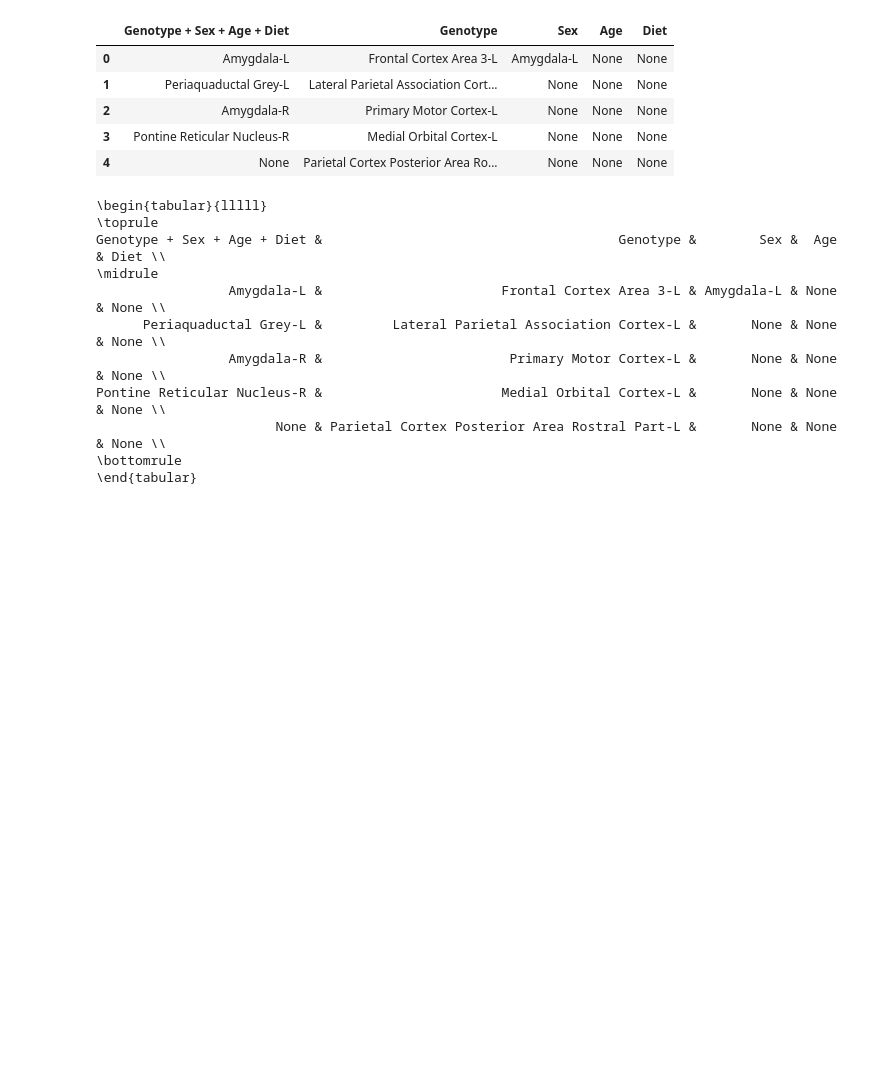
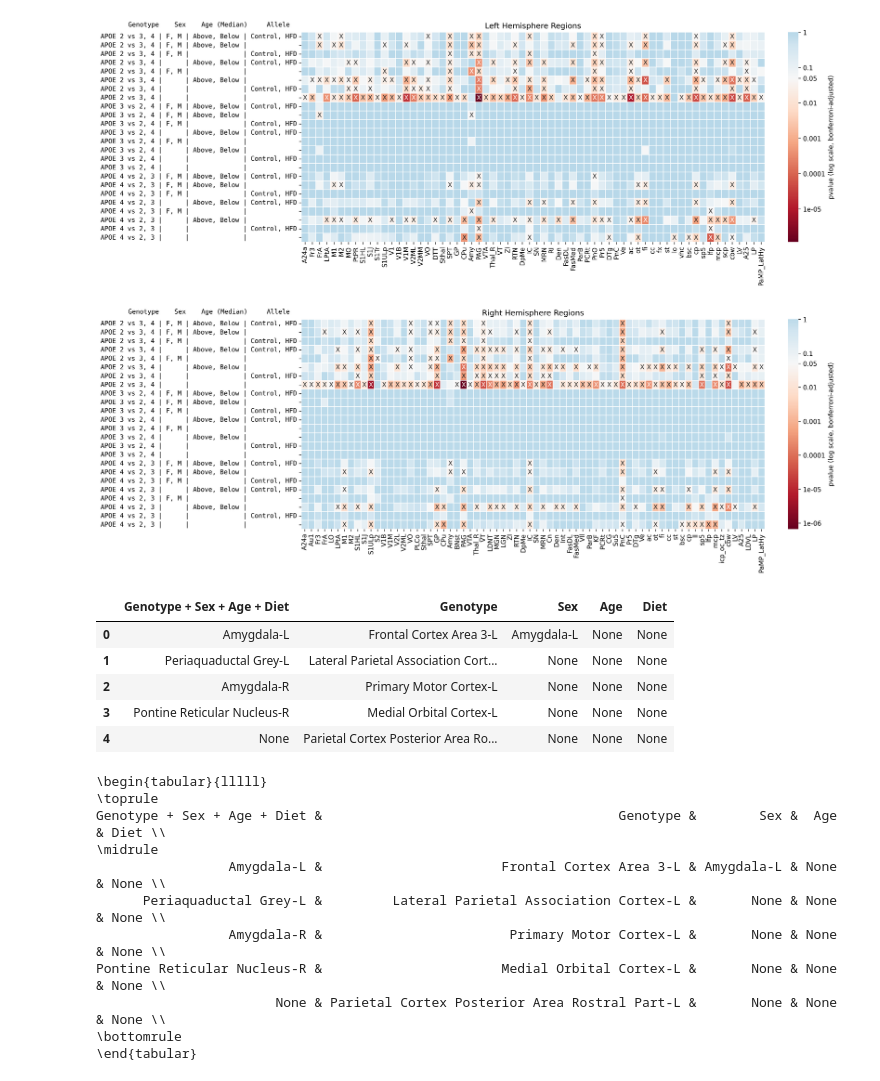
Before and after one commit to neurodata/alzheimers-mouse, a Jupyter notebook: docs/analysis-diet.ipynb, the cells around one changed output. Saved outputs shown, nothing was run; the diff lists cells and outputs as text; code cells hidden in the pictures; blank space fills up the shorter version.

```diff
--- a/docs/analysis-diet.ipynb
+++ b/docs/analysis-diet.ipynb
@@ -691,3 +426,92 @@ fig.savefig(
+# %%
+# rows_to_choose = np.arange(15)
+rows_to_choose = np.arange(24)
+
+pairwise_idx = df.loc[:, ["APOE34", "APOE24", "APOE23"]].any(axis=1).values
+tmp = pvalues.iloc[pairwise_idx].iloc[rows_to_choose]
+
+# resort
+resort_idx = np.arange(len(tmp))
+resort_idx = np.concatenate([resort_idx[::3], resort_idx[1::3], resort_idx[2::3]])
+tmp = tmp.iloc[resort_idx]
+
+nodes_to_choose = ((tmp <= 0.05).sum() >= 1).values
+# pvalues.columns = node_labels["Abbreviation"].values
+# pvalues = pvalues[sorted(pvalues.columns)]
+
+left_idx = nodes_to_choose & left_nodes
+right_idx = nodes_to_choose & right_nodes
+
+fig = plt.figure(layout="constrained", figsize=(16, 12), dpi=300)
+subfigs = fig.subfigures(2, 1, hspace=0.07)
+
+left_axes = subfigs[0].subplots(1, 1)
+right_axes = subfigs[1].subplots(1, 1)
+
+cbar_ticks = [
+    0.000000001,
+    0.00000001,
+    0.0000001,
+    0.000001,
+    0.00001,
+    0.0001,
+    0.001,
+    0.01,
+    0.05,
+    0.1,
+    1,
+]
+
+for ax, nodes_to_choose, title in zip(
+    [left_axes, right_axes],
+    [left_idx, right_idx],
+    ["Left Hemisphere Regions", "Right Hemisphere Regions"],
+):
+    sns.heatmap(
+        tmp.transform("log10").iloc[rows_to_choose, nodes_to_choose],
+        ax=ax,
+        annot=mask[pairwise_idx][:, nodes_to_choose][rows_to_choose, :][resort_idx],
+        fmt="",
+        square=False,
+        linewidths=0.5,
+        center=np.log10(0.05),
+        cbar_kws={"ticks": np.log10(cbar_ticks)},
+        cmap="RdBu",
+        # xticklabels=False,
+    )
+    ax.set_title(title)
+
+    ax.collections[0].colorbar.set_label("pvalue (log scale, bonferroni-adjusted)")
+    ax.collections[0].colorbar.set_ticklabels(cbar_ticks)
+    ax.set_yticklabels(
+        ax.get_yticklabels(), ha="right", fontdict={"family": "monospace"}
+    )
+
+    text_dict = dict(
+        ha="right",
+        va="bottom",
+        transform=ax.transAxes,
+        fontdict={"family": "monospace"},
+    )
+
+    bbox = ax.get_yticklabels()[0].get_window_extent()
+    x, _ = ax.transAxes.inverted().transform([bbox.x0, bbox.y0])
+
+    # ax.set_title(
+    #     "K     N          Genotype     Sex    Age (Median)     Allele", x=0, **text_dict
+    # )
+
+    header = "Genotype    Sex    Age (Median)     Allele   "
+    ax.text(0, 1.02, header, **text_dict)
+    # ax.set_xlabel("Brain Regions")
+
+fig.savefig(
+    f"../results/figures/diet_tests_pairwise_significant_only.png",
+    bbox_inches="tight",
+    dpi=300,
+)
+# %% [output]
+[figure, added]
 # %%
 rows_to_choose = np.arange(15)
 
```
Also changed, not shown: parts of 11 cells of this notebook, 4 other files.
